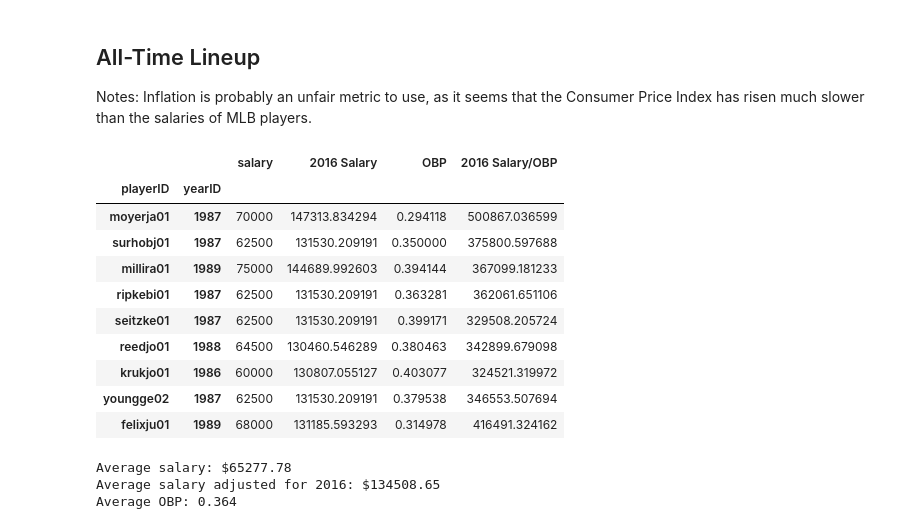
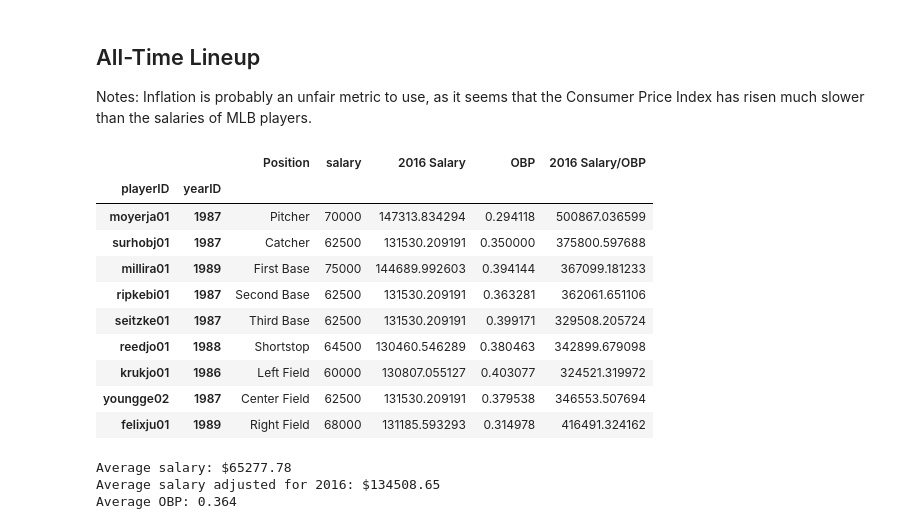
Before and after one commit to nathanrogers18/moneyball, a Jupyter notebook: moneyball.ipynb, the cells around one changed output. Cells and saved outputs as stored; diff of their text form; code cells hidden in the pictures.

```diff
--- a/moneyball.ipynb
+++ b/moneyball.ipynb
@@ -188,22 +188,25 @@ Inflation is probably an unfair metric to use, as it seems that the Consumer Pri
 # %%
 player_criteria = [big_data[(big_data['G_p'] > 10) & (big_data['AB'] > 50)][:1]]
 for position in ['G_c', 'G_1b', 'G_2b', 'G_3b', 'G_ss', 'G_lf', 'G_cf', 'G_rf']:
     player_criteria.append(position_players[position_players[position] > 50][:1])
 
 all_time = pd.concat(player_criteria)
-all_time[['salary', '2016 Salary', 'OBP', '2016 Salary/OBP']]
+all_time['Position'] = Series(['Pitcher', 'Catcher', 'First Base', 'Second Base', 'Third Base', 'Shortstop',
+                               'Left Field', 'Center Field', 'Right Field'],
+                              index=all_time.index)
+all_time[['Position', 'salary', '2016 Salary', 'OBP', '2016 Salary/OBP']]
 # %% [output]
-|  |  | salary | 2016 Salary | OBP | 2016 Salary/OBP |
-| playerID | yearID |  |  |  |  |
-| moyerja01 | 1987 | 70000 | 147313.834294 | 0.294118 | 500867.036599 |
-| surhobj01 | 1987 | 62500 | 131530.209191 | 0.350000 | 375800.597688 |
-| millira01 | 1989 | 75000 | 144689.992603 | 0.394144 | 367099.181233 |
-| ripkebi01 | 1987 | 62500 | 131530.209191 | 0.363281 | 362061.651106 |
-| seitzke01 | 1987 | 62500 | 131530.209191 | 0.399171 | 329508.205724 |
-| reedjo01 | 1988 | 64500 | 130460.546289 | 0.380463 | 342899.679098 |
-| krukjo01 | 1986 | 60000 | 130807.055127 | 0.403077 | 324521.319972 |
-| youngge02 | 1987 | 62500 | 131530.209191 | 0.379538 | 346553.507694 |
-| felixju01 | 1989 | 68000 | 131185.593293 | 0.314978 | 416491.324162 |
+|  |  | Position | salary | 2016 Salary | OBP | 2016 Salary/OBP |
+| playerID | yearID |  |  |  |  |  |
+| moyerja01 | 1987 | Pitcher | 70000 | 147313.834294 | 0.294118 | 500867.036599 |
+| surhobj01 | 1987 | Catcher | 62500 | 131530.209191 | 0.350000 | 375800.597688 |
+| millira01 | 1989 | First Base | 75000 | 144689.992603 | 0.394144 | 367099.181233 |
+| ripkebi01 | 1987 | Second Base | 62500 | 131530.209191 | 0.363281 | 362061.651106 |
+| seitzke01 | 1987 | Third Base | 62500 | 131530.209191 | 0.399171 | 329508.205724 |
+| reedjo01 | 1988 | Shortstop | 64500 | 130460.546289 | 0.380463 | 342899.679098 |
+| krukjo01 | 1986 | Left Field | 60000 | 130807.055127 | 0.403077 | 324521.319972 |
+| youngge02 | 1987 | Center Field | 62500 | 131530.209191 | 0.379538 | 346553.507694 |
+| felixju01 | 1989 | Right Field | 68000 | 131185.593293 | 0.314978 | 416491.324162 |
 # %%
 print("""
 Average salary: ${0:.2f}
```
Also changed, not shown: 1 other file.
